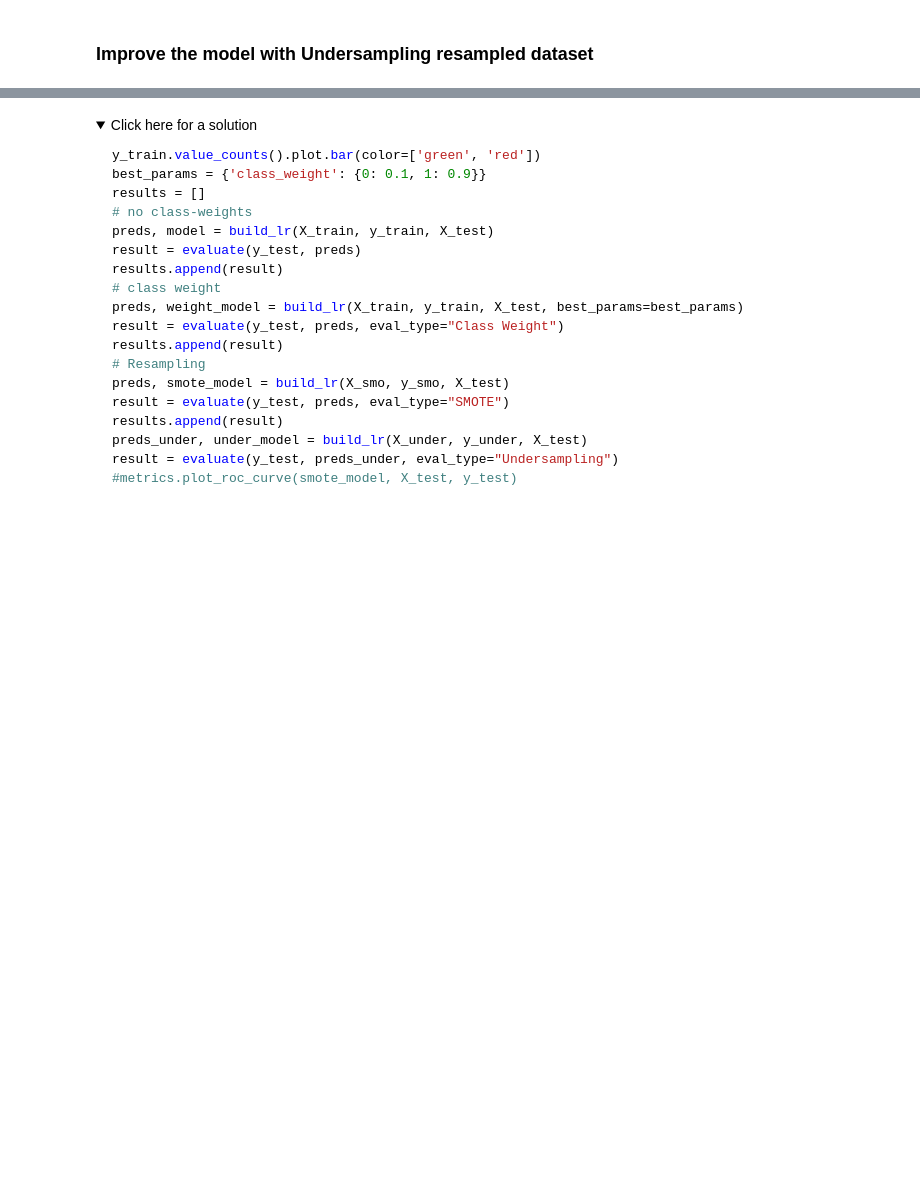
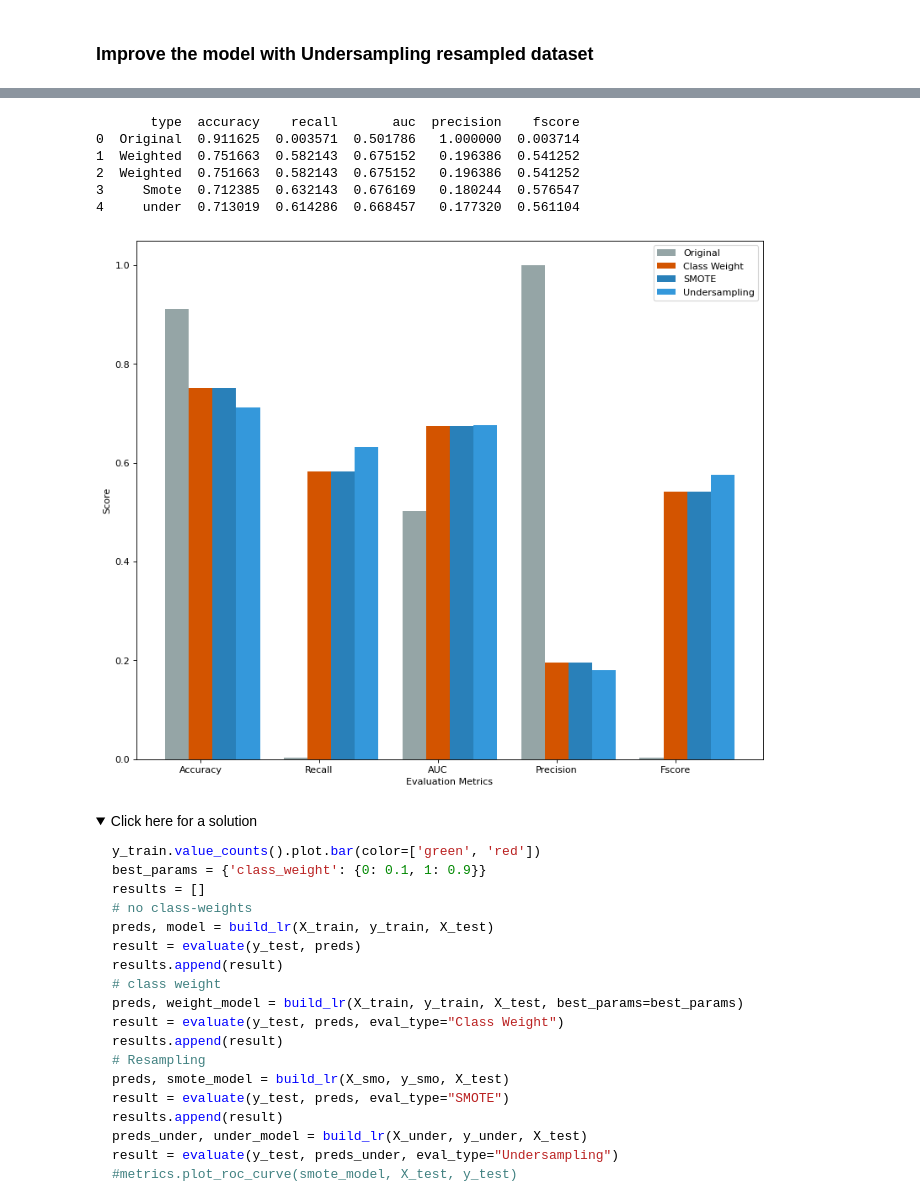
Before and after one commit to MassGH2023/Supervised-Machine-Learning-Classification, a Jupyter notebook: imbalanced_data_v2.ipynb, the cells around one changed output, grey strips where cells are left out. Cells and saved outputs as stored; diff of their text form; code cells hidden in the pictures; folded sections open; blank space fills up the shorter version.

```diff
--- a/imbalanced_data_v2.ipynb
+++ b/imbalanced_data_v2.ipynb
@@ -607,2 +759,5 @@ hr_df = pd.read_csv("https://cf-courses-data.s3.us.cloud-object-storage.appdomai
+# %%
+eval = evaluate(y_test, y_pred, eval_type="Weighted")
+results.append(eval)
 # %% [markdown]
 ### Improve the model with SMOTE resampled dataset
@@ -610,0 +764,7 @@ hr_df = pd.read_csv("https://cf-courses-data.s3.us.cloud-object-storage.appdomai
+# %%
+X_smo, y_smo, X_under, y_under = resample(X_train, y_train)
+# %%
+# type your code here
+y_predsmo, lr_mod = build_lr(X_smo, y_smo, X_test, threshold=0.5, best_params=None)
+eval = evaluate(y_test, y_predsmo, eval_type="Smote")
+results.append(eval)
@@ -614,0 +781,5 @@ hr_df = pd.read_csv("https://cf-courses-data.s3.us.cloud-object-storage.appdomai
+# %%
+# type your code here
+y_predun, lr_mod = build_lr(X_under, y_under, X_test, threshold=0.5, best_params=None)
+eval = evaluate(y_test, y_predun, eval_type="under")
+results.append(eval)
@@ -615,3 +794,13 @@ hr_df = pd.read_csv("https://cf-courses-data.s3.us.cloud-object-storage.appdomai
+# %%
+visualize_eval_metrics(results)
+# %% [output]
+       type  accuracy    recall       auc  precision    fscore
+0  Original  0.911625  0.003571  0.501786   1.000000  0.003714
+1  Weighted  0.751663  0.582143  0.675152   0.196386  0.541252
+2  Weighted  0.751663  0.582143  0.675152   0.196386  0.541252
+3     Smote  0.712385  0.632143  0.676169   0.180244  0.576547
+4     under  0.713019  0.614286  0.668457   0.177320  0.561104
+[figure, added]
 # %% [markdown]
 <details><summary>Click here for a solution</summary>
 
```
Also changed, not shown: parts of 37 cells of this notebook.
